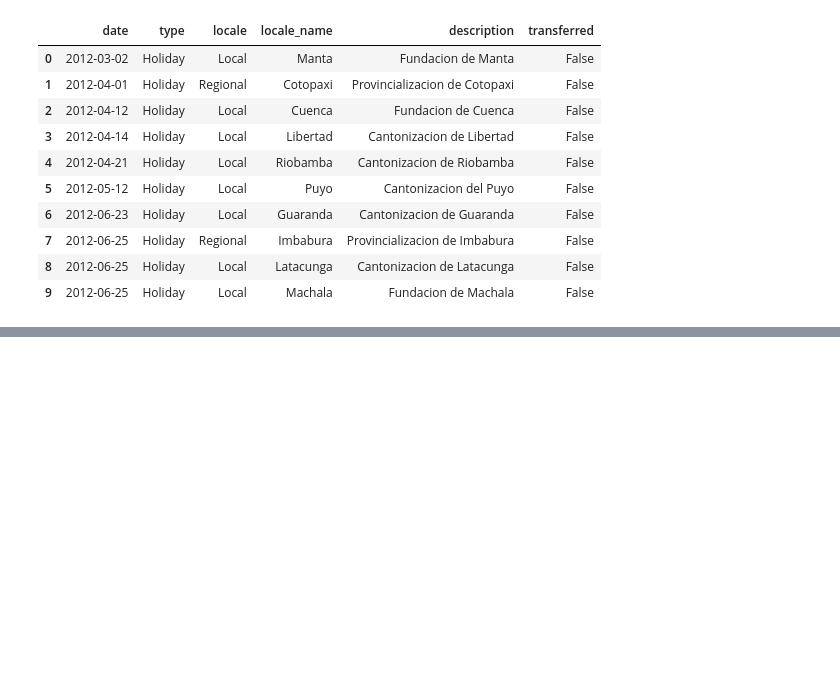
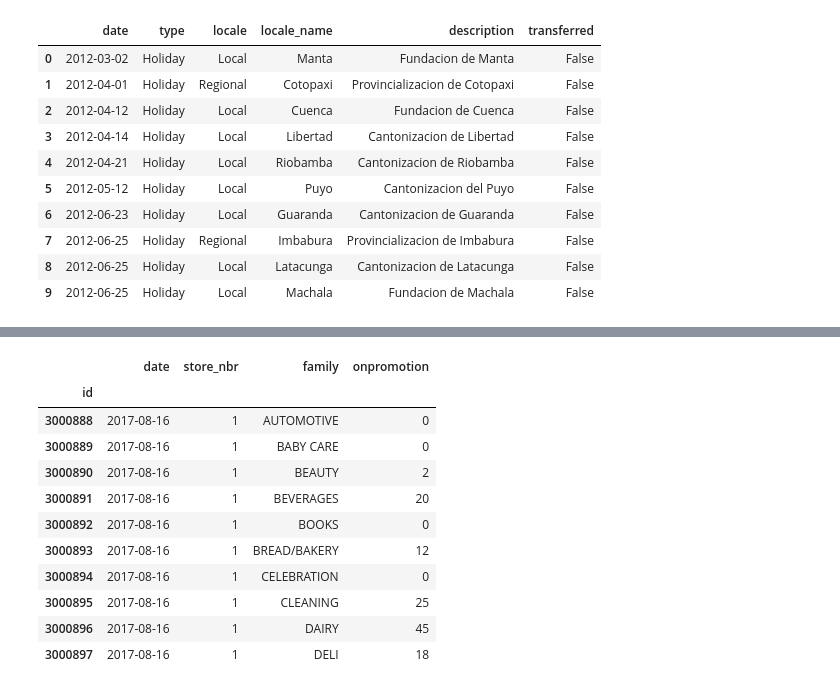
Before and after one commit to ndzadz/WTUM_12_2022, a Jupyter notebook: DataQualityCheck.ipynb, the cells around one changed output, grey strips where cells are left out. Saved outputs shown, nothing was run; the diff lists cells and outputs as text; code cells hidden in the pictures; blank space fills up the shorter version.

```diff
--- a/DataQualityCheck.ipynb
+++ b/DataQualityCheck.ipynb
@@ -25,0 +73,15 @@ holidays_events.head(10)
+# %%
+test.head(10)
+# %% [output]
+|  | date | store_nbr | family | onpromotion |
+| id |  |  |  |  |
+| 3000888 | 2017-08-16 | 1 | AUTOMOTIVE | 0 |
+| 3000889 | 2017-08-16 | 1 | BABY CARE | 0 |
+| 3000890 | 2017-08-16 | 1 | BEAUTY | 2 |
+| 3000891 | 2017-08-16 | 1 | BEVERAGES | 20 |
+| 3000892 | 2017-08-16 | 1 | BOOKS | 0 |
+| 3000893 | 2017-08-16 | 1 | BREAD/BAKERY | 12 |
+| 3000894 | 2017-08-16 | 1 | CELEBRATION | 0 |
+| 3000895 | 2017-08-16 | 1 | CLEANING | 25 |
+| 3000896 | 2017-08-16 | 1 | DAIRY | 45 |
+| 3000897 | 2017-08-16 | 1 | DELI | 18 |
```
Also changed, not shown: parts of 22 cells of this notebook.
